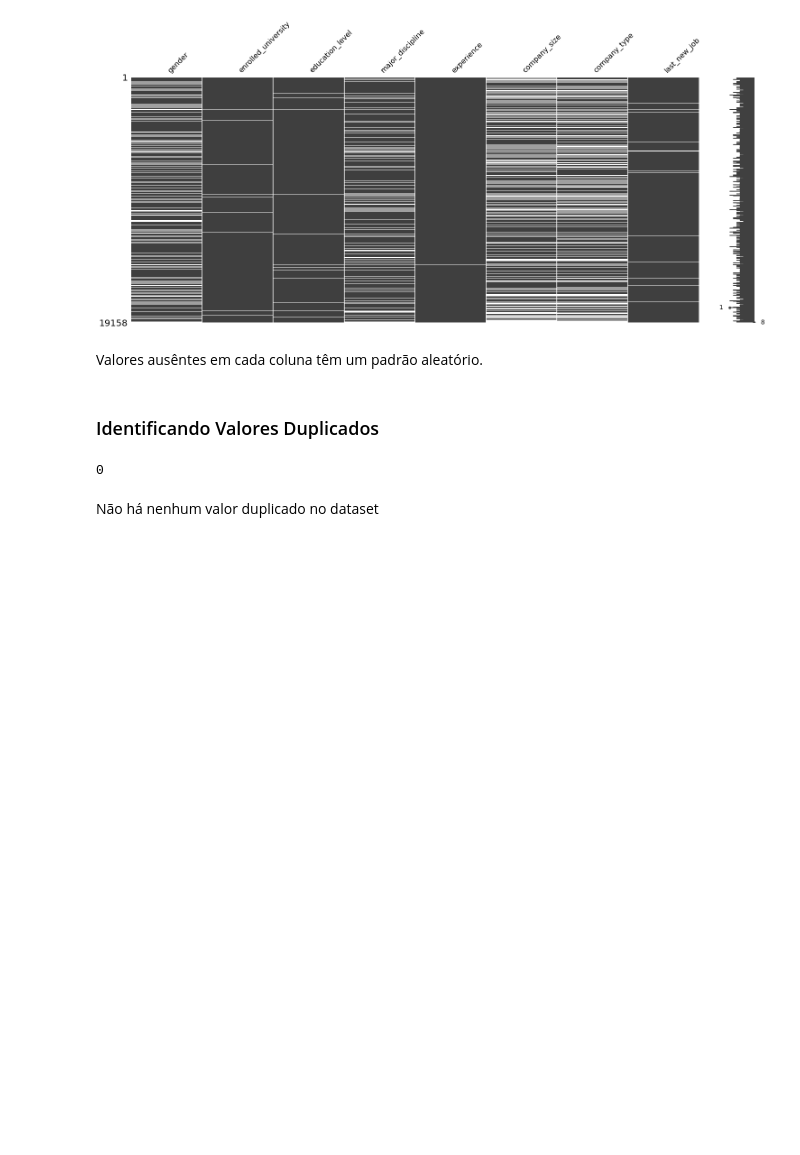
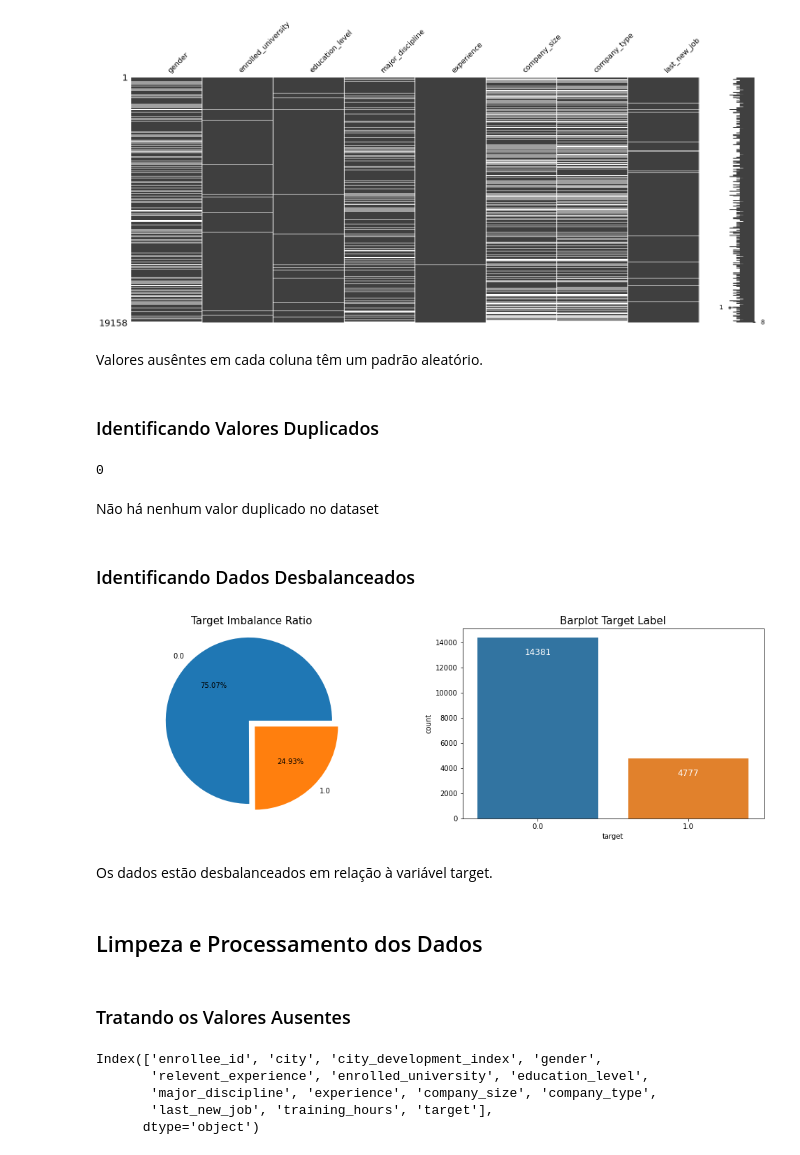
Before and after one commit to luizolima/HR_Analytics-Job_Change, a Jupyter notebook: HR_Analytics-Job_Change.ipynb, the cells around one changed output. Saved outputs shown, nothing was run; the diff lists cells and outputs as text; code cells hidden in the pictures; blank space fills up the shorter version.

```diff
--- a/HR_Analytics-Job_Change.ipynb
+++ b/HR_Analytics-Job_Change.ipynb
@@ -569,3 +569,51 @@ df['enrollee_id'].duplicated().sum()
 0
 # %% [markdown]
 Não há nenhum valor duplicado no dataset
+# %% [markdown]
+### Identificando Dados Desbalanceados
+# %%
+# Figura
+
+plt.figure(figsize = (17,(100)/20))
+
+plt.subplot(121)
+
+plt.pie(round(df['target'].value_counts() / len(df) * 100, 2),
+        labels = list(df['target'].value_counts().index),
+        autopct = '%.2f%%',
+        explode = (0,0.1))
+
+plt.axis('equal')
+plt.title('Target Imbalance Ratio', size = 15)
+
+plt.subplot(122)
+
+ax = sns.countplot(data = df, x = 'target')
+plt.title('Barplot Target Label', fontsize = 15)
+
+for p in ax.patches:
+    ax.annotate(f'\n{p.get_height()}',
+                (p.get_x() + 0.4,
+                 p.get_height()),
+                ha = 'center',
+                va = 'top',
+                color = 'white',
+                size = 12)
+
+plt.show()
+# %% [output]
+[figure, added]
+# %% [markdown]
+Os dados estão desbalanceados em relação à variável target.
+# %% [markdown]
+## Limpeza e Processamento dos Dados
+# %% [markdown]
+### Tratando os Valores Ausentes
+# %%
+df.columns
+# %% [output]
+Index(['enrollee_id', 'city', 'city_development_index', 'gender',
+       'relevent_experience', 'enrolled_university', 'education_level',
+       'major_discipline', 'experience', 'company_size', 'company_type',
+       'last_new_job', 'training_hours', 'target'],
+      dtype='object')
```
Also changed, not shown: parts of 60 cells of this notebook.
